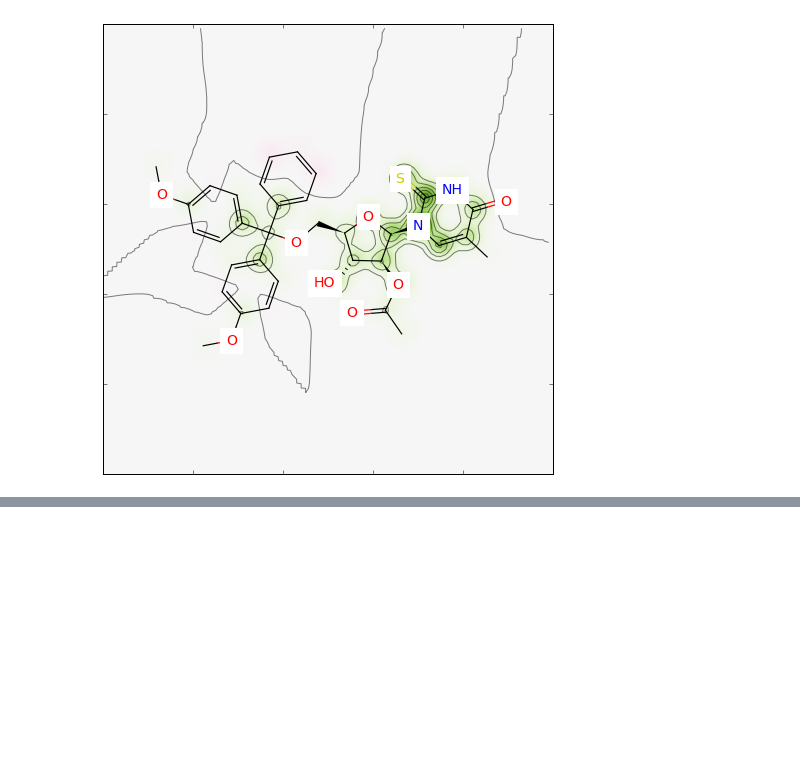
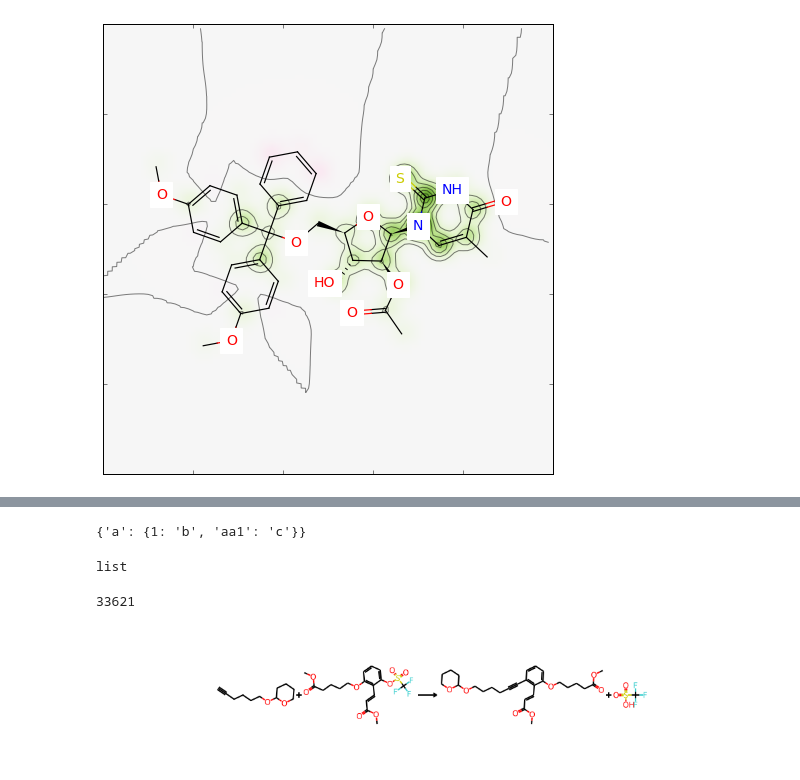
Before and after one commit to biiu315/scscore, a Jupyter notebook: notebooks/show_similarity_maps.ipynb, the cells around one changed output, grey strips where cells are left out. Drawn from its saved outputs; the diff is of its cells as text; code cells hidden in the pictures; blank space fills up the shorter version.

```diff
--- a/notebooks/show_similarity_maps.ipynb
+++ b/notebooks/show_similarity_maps.ipynb
@@ -30,3 +30,16 @@ fig, maxweight = SimilarityMaps.GetSimilarityMapForModel(mol, getfp, getscore)
 fig
 # %% [output]
 [figure]
+# %%
+import json
+from pathlib import Path
+import os
+import sys
+root_dir = Path('/home/labhhc2/Documents/workspace/D20/Ngoc/scscore/notebooks/show_similarity_maps.ipynb').resolve().parents[1]
+print(root_dir)
+# Add the root directory to the system path
+sys.path.append(str(root_dir))
+os.chdir(root_dir)
+max=0
+with open('./data/fw_data.json.gz','rb') as f:
+    data=json.load(f)
@@ -32,0 +56,28 @@ fig
+# %%
+dct={'a':{1:'b'}}
+dct['a']['aa%s'%(str(1))]='c'
+
+dct['rea']={}
+# %% [output]
+{'a': {1: 'b', 'aa1': 'c'}}
+# %%
+a=[]
+b={'b':1}
+c={'c':2}
+a.append(b)
+a.append(c)
+type(a)
+# %% [output]
+list
+# %%
+len(idx_chosen)
+# %% [output]
+33621
+# %%
+from rdkit import Chem
+from rdkit.Chem import AllChem, Draw
+smi=data[19978]['reactions']
+reaction=AllChem.ReactionFromSmarts(smi,useSmiles=True)
+Draw.ReactionToImage(reaction)
+# %% [output]
+[figure, added]
```
Also changed, not shown: parts of 19 cells of this notebook, 5 other files.
